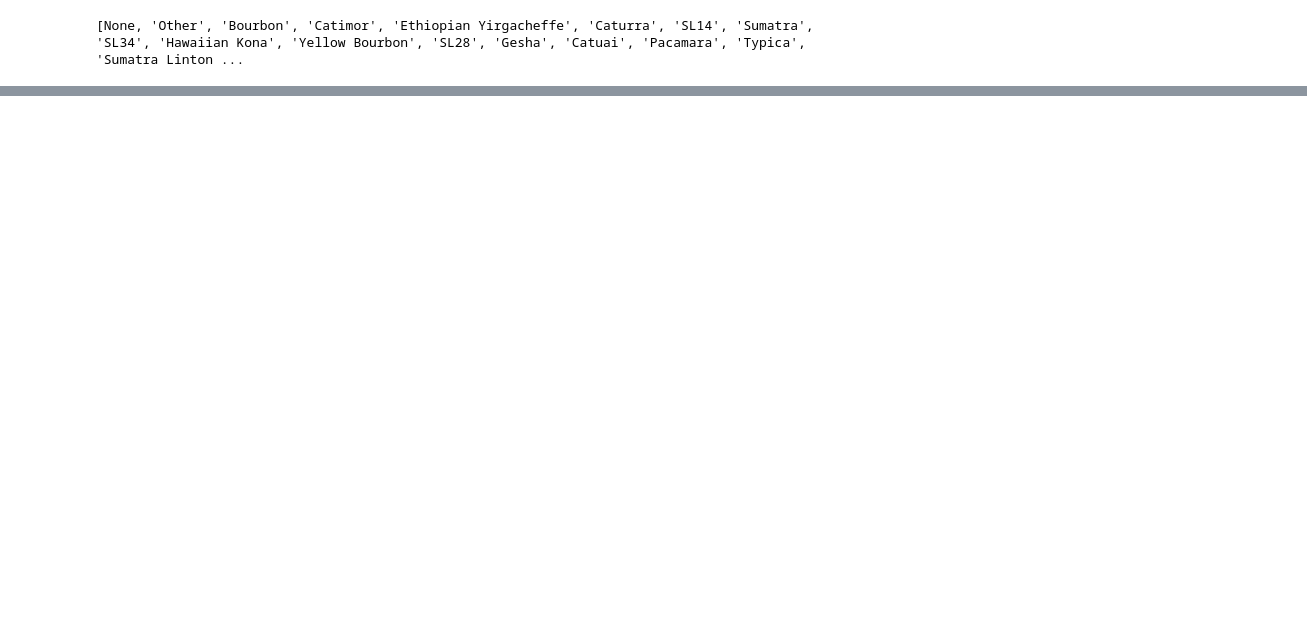
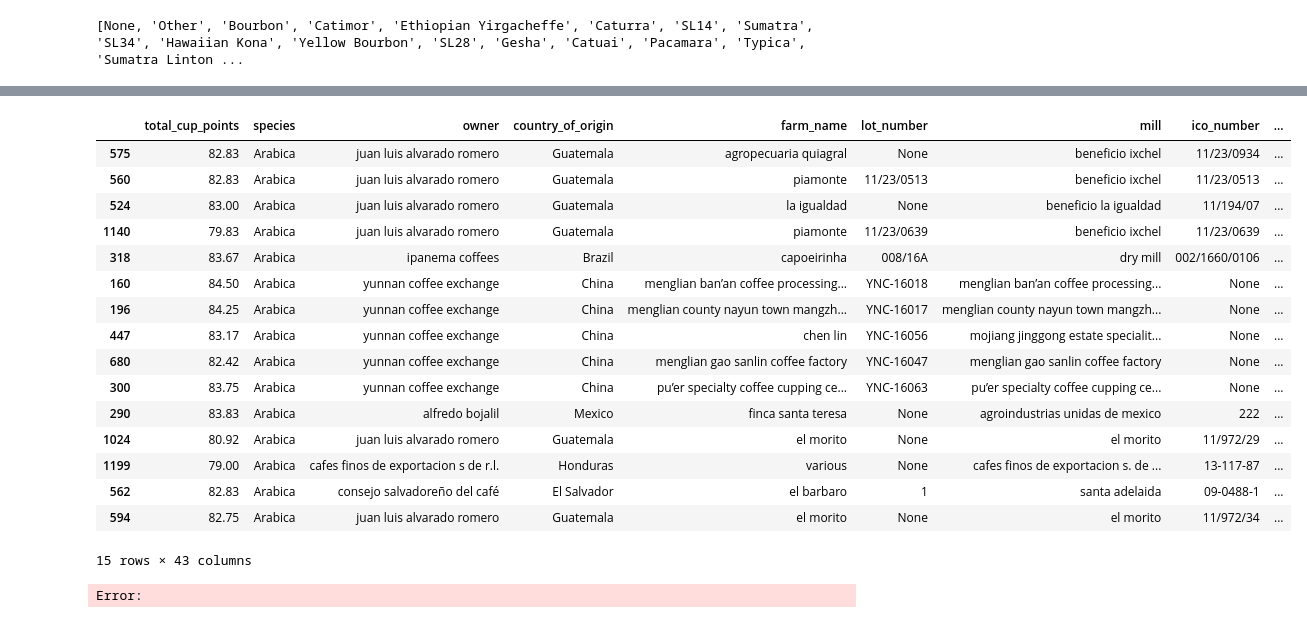
Before and after one commit to TinChung41/Google_Colab_DataCamp_Data_Analyst, a Jupyter notebook: Sampling in Python/Sampling_in_Python_2_Sampling_Methods.ipynb, the cells around one changed output, grey strips where cells are left out. Cells and saved outputs as stored; diff of their text form; code cells hidden in the pictures; blank space fills up the shorter version.

```diff
--- a/Sampling in Python/Sampling_in_Python_2_Sampling_Methods.ipynb
+++ b/Sampling in Python/Sampling_in_Python_2_Sampling_Methods.ipynb
@@ -202,3 +202,6 @@ print(varieties_pop)
 # %%
 import random
 varieties_samp = random.sample(varieties_pop, k=3)
+# %%
+variety_condition = coffee_ratings['variety'].isin(varieties_samp)
+coffee_ratings_cluster = coffee_ratings[variety_condition]
@@ -204,0 +223,4 @@ varieties_samp = random.sample(varieties_pop, k=3)
+# %%
+coffee_ratings_cluster['variety'] = coffee_ratings_cluster['variety'].astype('category')
+
+coffee_ratings_cluster['variety'] = coffee_ratings_cluster['variety'].cat.remove_unused_categories()
@@ -204,0 +238,22 @@ varieties_samp = random.sample(varieties_pop, k=3)
+# %%
+coffee_ratings_cluster.groupby('variety')\
+    .sample(n=5, random_state =2021)
+# %% [output]
+|  | total_cup_points | species | owner | country_of_origin | farm_name | lot_number | mill | ico_number | ... |
+| 575 | 82.83 | Arabica | juan luis alvarado romero | Guatemala | agropecuaria quiagral | None | beneficio ixchel | 11/23/0934 | ... |
+| 560 | 82.83 | Arabica | juan luis alvarado romero | Guatemala | piamonte | 11/23/0513 | beneficio ixchel | 11/23/0513 | ... |
+| 524 | 83.00 | Arabica | juan luis alvarado romero | Guatemala | la igualdad | None | beneficio la igualdad | 11/194/07 | ... |
+| 1140 | 79.83 | Arabica | juan luis alvarado romero | Guatemala | piamonte | 11/23/0639 | beneficio ixchel | 11/23/0639 | ... |
+| 318 | 83.67 | Arabica | ipanema coffees | Brazil | capoeirinha | 008/16A | dry mill | 002/1660/0106 | ... |
+| 160 | 84.50 | Arabica | yunnan coffee exchange | China | menglian ban’an coffee processing... | YNC-16018 | menglian ban’an coffee processing... | None | ... |
+| 196 | 84.25 | Arabica | yunnan coffee exchange | China | menglian county nayun town mangzh... | YNC-16017 | menglian county nayun town mangzh... | None | ... |
+| 447 | 83.17 | Arabica | yunnan coffee exchange | China | chen lin | YNC-16056 | mojiang jinggong estate specialit... | None | ... |
+| 680 | 82.42 | Arabica | yunnan coffee exchange | China | menglian gao sanlin coffee factory | YNC-16047 | menglian gao sanlin coffee factory | None | ... |
+| 300 | 83.75 | Arabica | yunnan coffee exchange | China | pu’er specialty coffee cupping ce... | YNC-16063 | pu’er specialty coffee cupping ce... | None | ... |
+| 290 | 83.83 | Arabica | alfredo bojalil | Mexico | finca santa teresa | None | agroindustrias unidas de mexico | 222 | ... |
+| 1024 | 80.92 | Arabica | juan luis alvarado romero | Guatemala | el morito | None | el morito | 11/972/29 | ... |
+| 1199 | 79.00 | Arabica | cafes finos de exportacion s de r.l. | Honduras | various | None | cafes finos de exportacion s. de ... | 13-117-87 | ... |
+| 562 | 82.83 | Arabica | consejo salvadoreño del café | El Salvador | el barbaro | 1 | santa adelaida | 09-0488-1 | ... |
+| 594 | 82.75 | Arabica | juan luis alvarado romero | Guatemala | el morito | None | el morito | 11/972/34 | ... |
+15 rows × 43 columns
+Error:
```
Also changed, not shown: parts of 5 cells of this notebook.
